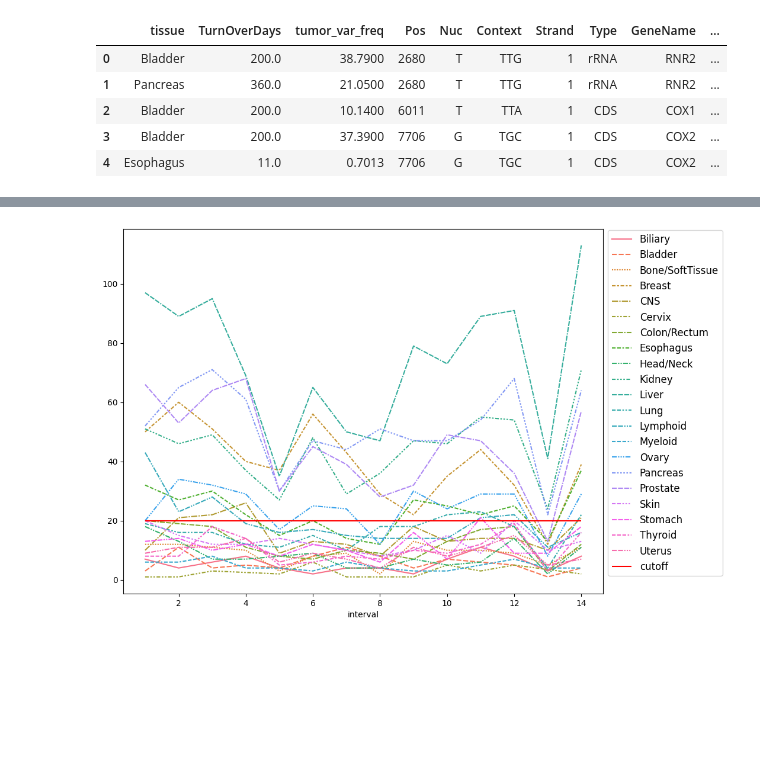
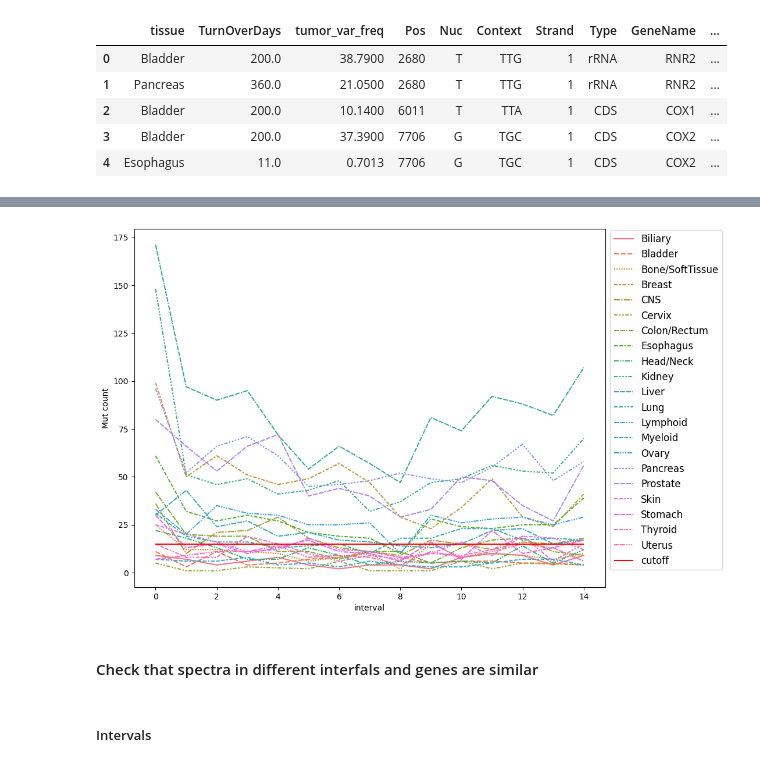
Before and after one commit to mitoclub/mtdnaMutSpecOfCancers, a Jupyter notebook: notebooks/new_hypo.ipynb, the cells around one changed output, grey strips where cells are left out. Saved outputs shown, nothing was run; the diff lists cells and outputs as text; code cells hidden in the pictures; blank space fills up the shorter version.

Commit message:
sort vaf plot, add ND6, check homogenity across genes and intervals

```diff
--- a/notebooks/new_hypo.ipynb
+++ b/notebooks/new_hypo.ipynb
@@ -57,6 +57,7 @@ mut_tcga.to_csv('../data/processed/all_muts_strand1.csv', index=False)
 ### TCGA
 # %%
 mut_tcga = pd.read_csv("../data/processed/mutations.csv")
+mut_tcga['sbs12'] = mut_tcga['Mut'].str.slice(2,5)
 print(mut_tcga.shape)
 mut_tcga.head()
 # %% [output]
@@ -353,0 +406,8 @@ Features:
+# %%
+nintervals = 15
+genome_points = np.linspace(577, 16024, nintervals).astype(int)
+print(genome_points)
+site2genome_point = defaultdict(int)
+for iid, (x,y) in enumerate(zip(genome_points[:-1], genome_points[1:]), 1):
+    for i in range(x, y):
+        site2genome_point[i] = iid
@@ -354 +417,4 @@ Features:
+# %%
+mut_tcga['interval'] = mut_tcga.Pos.map(site2genome_point)
+ref_annot['interval'] = ref_annot.Pos.map(site2genome_point)
 # %%
@@ -401,6 +459,7 @@ mut_tcga_ex_ctrl_reg.groupby('interval').agg({'Pos':['min', 'max'], 'Mut': 'coun
 # %%
-interval_tis_mut_counts = mut_tcga_ex_ctrl_reg.groupby([ 'interval', 'tissue',])\
+interval_tis_mut_counts = mut_tcga.groupby([ 'interval', 'tissue',])\
     .Mut.count().rename('nmuts').unstack()
+interval_tis_mut_counts.to_csv('../data/interval_tis_mut_counts.csv', float_format='%g')
 interval_tis_mut_counts.head(2)
 # %% [output]
 | tissue | Biliary | Bladder | Bone/SoftTissue | Breast | CNS | Cervix | Colon/Rectum | Esophagus | Head/Neck | ... |
@@ -411,11 +470,15 @@ interval_tis_mut_counts.head(2)
 # %%
 plt.figure(figsize=(12, 8))
 ax = sns.lineplot(interval_tis_mut_counts)
-plt.hlines(20, 1, 14, 'red', label='cutoff')
+plt.hlines(15, 0, 14, 'red', label='cutoff')
+ax.set_ylabel('Mut count')
 # Move the legend outside of the plot to the right
 legend = ax.legend(bbox_to_anchor=(1, 1.01), loc='upper left', fontsize=12)
 plt.subplots_adjust(right=0.8)  # Adjust the right margin to make space for the legend
-
 plt.show()
 # %% [output]
-[figure, old version]
+[figure, new version]
+# %% [markdown]
+#### Check that spectra in different interfals and genes are similar
+# %% [markdown]
+##### Intervals
```
Also changed, not shown: parts of 44 cells of this notebook, 5 other files.
